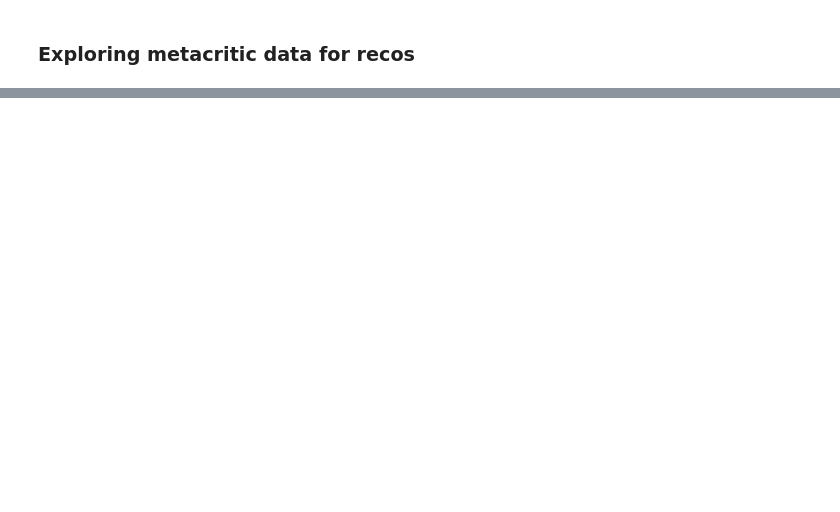
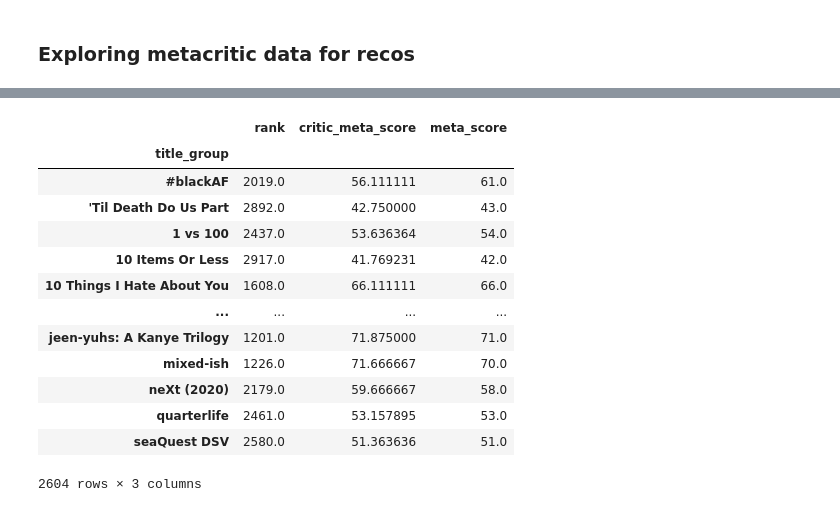
Before and after one commit to emileDesmaili/reco_system, a Jupyter notebook: metacritic EDA.ipynb, the cells around one changed output, grey strips where cells are left out. Cells and saved outputs as stored; diff of their text form; code cells hidden in the pictures; blank space fills up the shorter version.

```diff
--- a/metacritic EDA.ipynb
+++ b/metacritic EDA.ipynb
@@ -24,3 +41,21 @@ meta_df.head()
+# %%
+meta_df_grouped = meta_df.groupby('title_group').mean()
+meta_df_grouped
+# %% [output]
+|  | rank | critic_meta_score | meta_score |
+| title_group |  |  |  |
+| #blackAF | 2019.0 | 56.111111 | 61.0 |
+| 'Til Death Do Us Part | 2892.0 | 42.750000 | 43.0 |
+| 1 vs 100 | 2437.0 | 53.636364 | 54.0 |
+| 10 Items Or Less | 2917.0 | 41.769231 | 42.0 |
+| 10 Things I Hate About You | 1608.0 | 66.111111 | 66.0 |
+| ... | ... | ... | ... |
+| jeen-yuhs: A Kanye Trilogy | 1201.0 | 71.875000 | 71.0 |
+| mixed-ish | 1226.0 | 71.666667 | 70.0 |
+| neXt (2020) | 2179.0 | 59.666667 | 58.0 |
+| quarterlife | 2461.0 | 53.157895 | 53.0 |
+| seaQuest DSV | 2580.0 | 51.363636 | 51.0 |
+2604 rows × 3 columns
 # %%
 id_maker = LabelEncoder()
 meta_df['user_id'] = id_maker.fit_transform(meta_df['author'])
```
Also changed, not shown: parts of 6 cells of this notebook.
